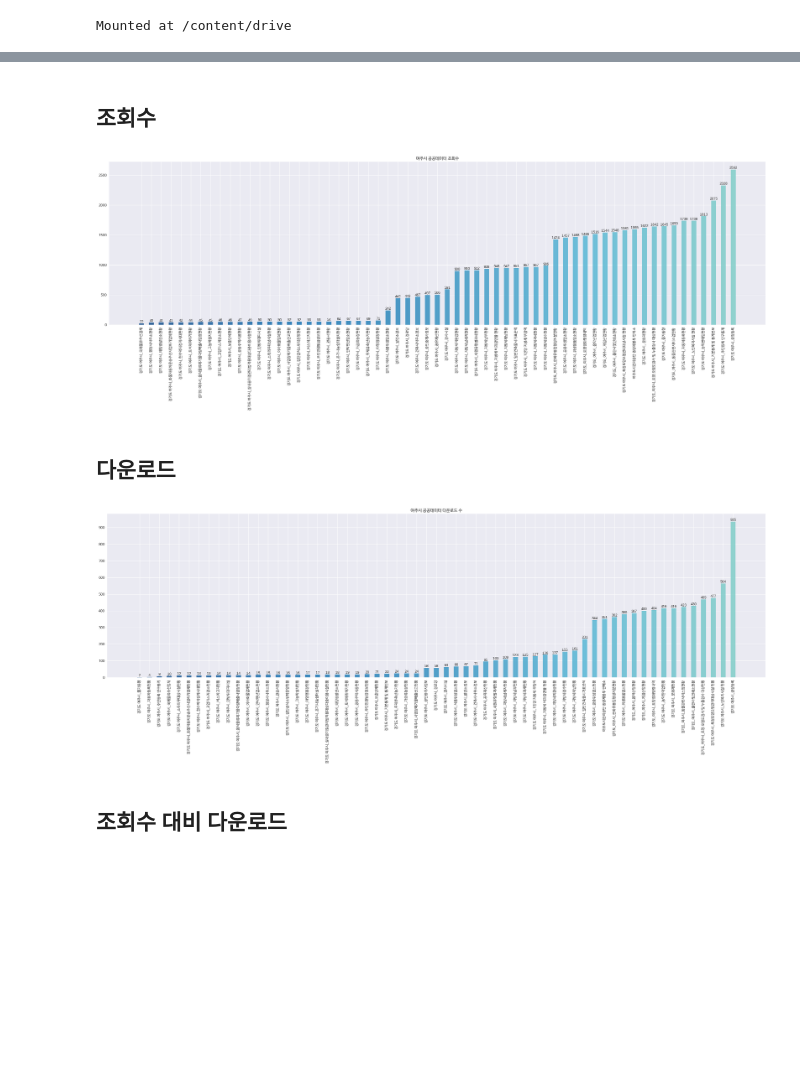
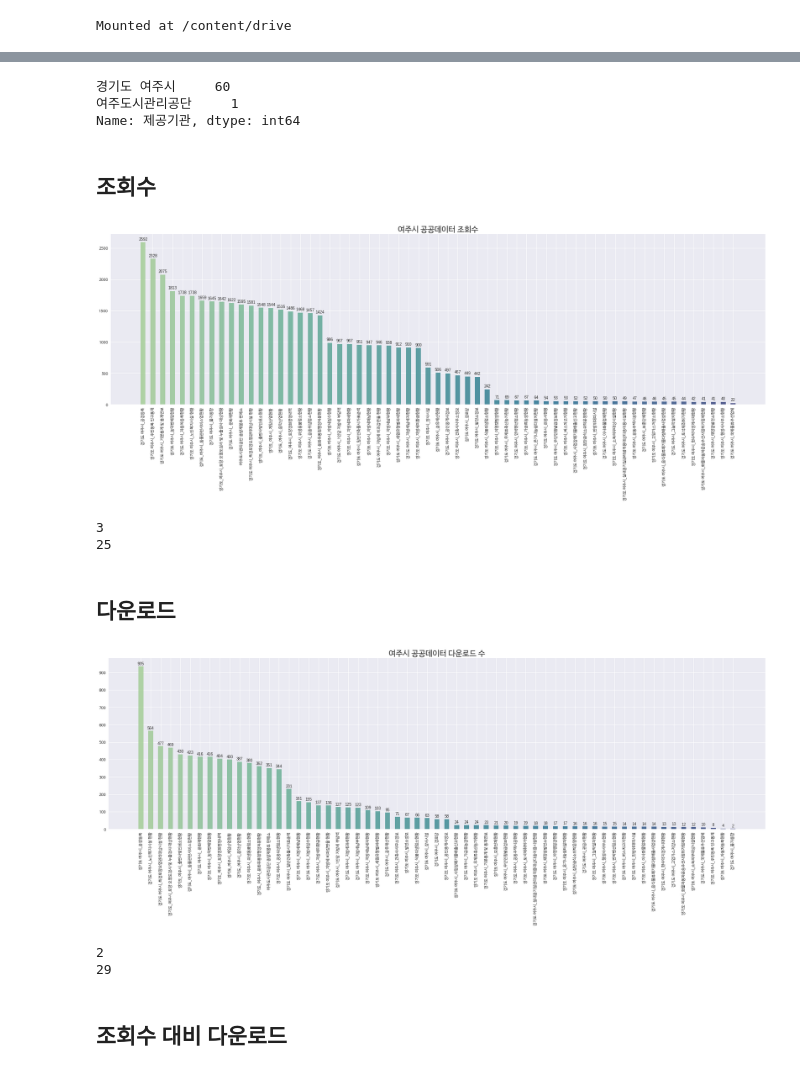
Before and after one commit to HwayoungYoon/opendata_intern_2022, a Jupyter notebook: 여주시_공공데이터_현황.ipynb, the cells around one changed output, grey strips where cells are left out. Cells and saved outputs as stored; diff of their text form; code cells hidden in the pictures; blank space fills up the shorter version.

```diff
--- a/여주시_공공데이터_현황.ipynb
+++ b/여주시_공공데이터_현황.ipynb
@@ -65,7 +64,5 @@ import numpy as np
 import seaborn as sns
 import matplotlib.pyplot as plt
 # %%
-# 마이너스 부호 깨짐 현상
-plt.rcParams['axes.unicode_minus'] = False
 # 한글폰트 전역 설정
 plt.rcParams["font.family"] = 'NanumBarunGothic'
@@ -180,0 +193,4 @@ yeoju.to_csv('/content/drive/My Drive/yeoju.csv', index=False)
+# %%
+# yeoju 데이터 불러오기
+yeoju = pd.read_csv('/content/drive/My Drive/yeoju.csv')
+yeoju.head()
@@ -181,47 +222,70 @@ yeoju.to_csv('/content/drive/My Drive/yeoju.csv', index=False)
+# %%
+# <제공기관> 종류 확인
+yeoju['제공기관'].value_counts()
+# %% [output]
+경기도 여주시     60
+여주도시관리공단     1
+Name: 제공기관, dtype: int64
 # %% [markdown]
 ## 조회수
 # %%
+# 조회수가 높은 순서대로 정렬된 그래프
 plt.rcParams["font.family"] = 'NanumBarunGothic'
 
-df = yeoju.sort_values('조회수').reset_index(drop=True)
+df = yeoju.sort_values('조회수', ascending = False).reset_index(drop=True)
 x = df['데이터']
 y = df['조회수']
 
 fig, ax = plt.subplots(figsize=(30,8))
-colors = sns.color_palette('GnBu_r',len(x)*2)
+colors = sns.color_palette('crest',len(x))
 plt.style.use('seaborn')
 plt.xticks(rotation=90)
-plt.title('여주시 공공데이터 조회수')
+plt.title('여주시 공공데이터 조회수', fontsize=20)
 ax.bar(x, y, color=colors, alpha=0.8, width=0.5)
 
 for i, v in enumerate(x):
-    plt.text(v, y[i], y[i], horizontalalignment='center', verticalalignment='bottom')
+    plt.text(v, y[i]+20, y[i], horizontalalignment='center', verticalalignment='bottom')
 
 plt.show()
 # %% [output]
-[figure, old version]
+[figure, new version]
+# %%
+# 조회수가 2000건 이상, 100건 이하인 데이터 개수 출력
+print(len(yeoju[yeoju['조회수'] >= 2000]))
+print(len(yeoju[yeoju['조회수'] <= 100]))
+# %% [output]
+3
+25
 # %% [markdown]
 ## 다운로드
 # %%
+# 다운로드수가 높은 순서대로 정렬된 그래프
 plt.rcParams["font.family"] = 'NanumBarunGothic'
 
-df = yeoju.sort_values('다운로드').reset_index(drop=True)
+df = yeoju.sort_values('다운로드', ascending = False).reset_index(drop=True)
 x = df['데이터']
 y = df['다운로드']
 
 fig, ax = plt.subplots(figsize=(30,8))
-colors = sns.color_palette('GnBu_r',len(x)*2)
+colors = sns.color_palette('crest',len(x))
 plt.style.use('seaborn')
 plt.xticks(rotation=90)
 plt.yticks(np.arange(0, 1000, 100))
-plt.title('여주시 공공데이터 다운로드 수')
+plt.title('여주시 공공데이터 다운로드 수', fontsize=20)
 ax.bar(x, y, color=colors, alpha=0.8, width=0.5)
 
 for i, v in enumerate(x):
-    plt.text(v, y[i], y[i], horizontalalignment='center', verticalalignment='bottom')
+    plt.text(v, y[i]+5, y[i], horizontalalignment='center', verticalalignment='bottom')
 
 plt.show()
 # %% [output]
-[figure, old version]
+[figure, new version]
+# %%
+# 다운로드수가 500건 이상, 50건 이하인 데이터 개수 출력
+print(len(yeoju[yeoju['다운로드'] >= 500]))
+print(len(yeoju[yeoju['다운로드'] <= 50]))
+# %% [output]
+2
+29
 # %% [markdown]
 ## 조회수 대비 다운로드
```
Also changed, not shown: parts of 42 cells of this notebook.
